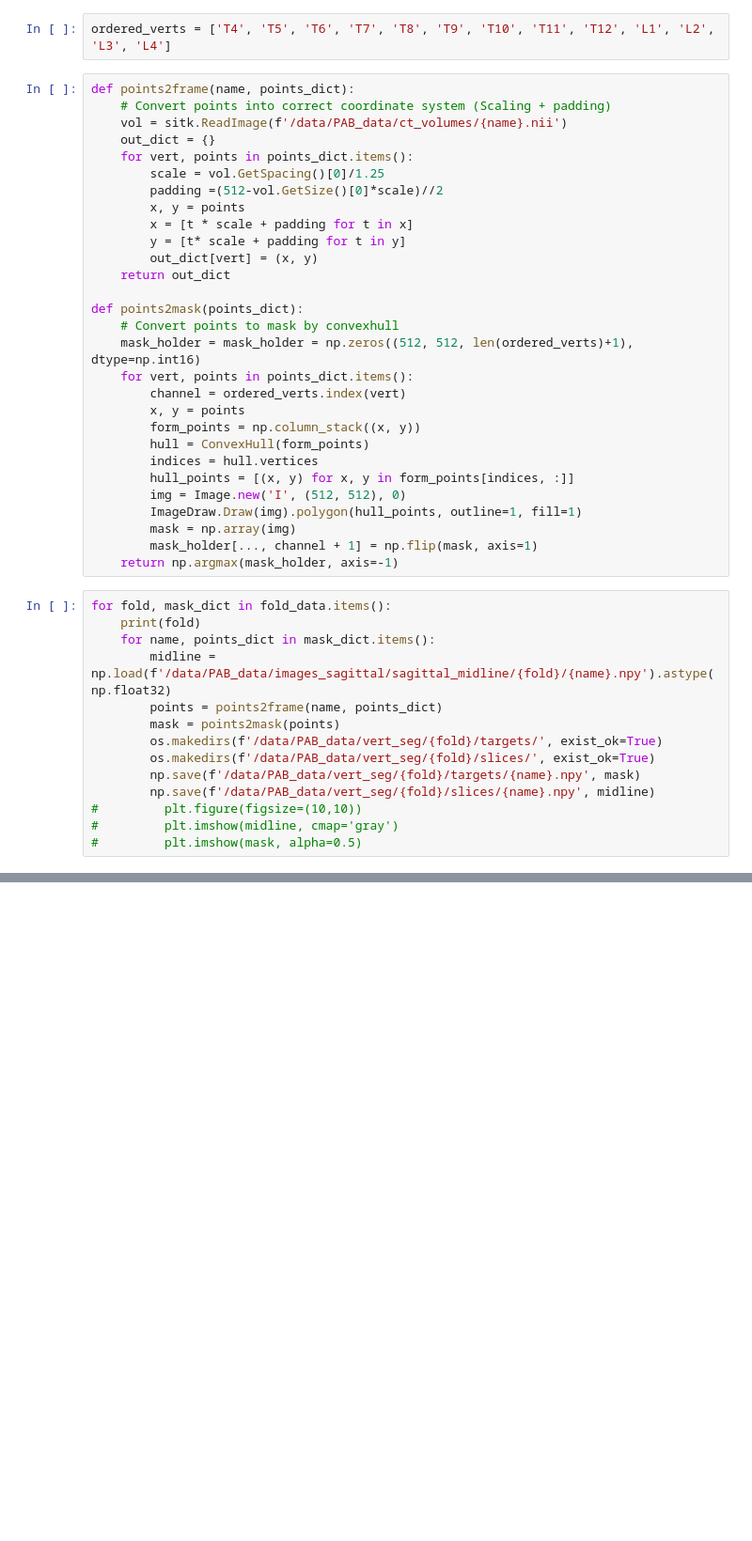
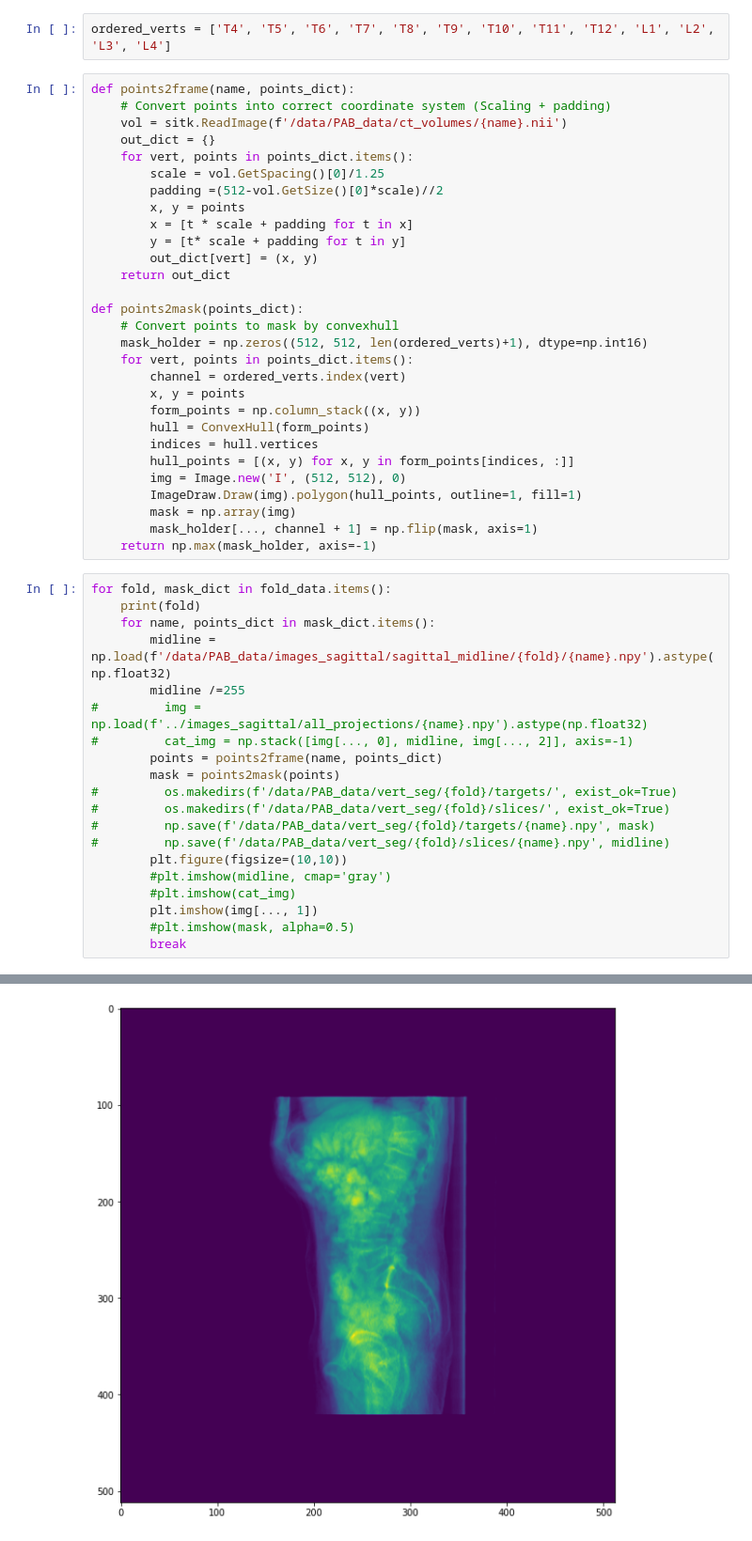
Before and after one commit to DMcSweeney/coronal_sagittal_cnn, a Jupyter notebook: notebooks/prepare_sagittal.ipynb, the cells around one changed output, grey strips where cells are left out. Shown: that part at 94% size. Cells and saved outputs as stored; diff of their text form; blank space fills up the shorter version.

```diff
--- a/notebooks/prepare_sagittal.ipynb
+++ b/notebooks/prepare_sagittal.ipynb
@@ -138,7 +138,7 @@ def points2frame(name, points_dict):
 
 def points2mask(points_dict):
     # Convert points to mask by convexhull
-    mask_holder = mask_holder = np.zeros((512, 512, len(ordered_verts)+1), dtype=np.int16)
+    mask_holder = np.zeros((512, 512, len(ordered_verts)+1), dtype=np.int16)
     for vert, points in points_dict.items():
         channel = ordered_verts.index(vert)
         x, y = points
@@ -150,23 +150,30 @@ def points2mask(points_dict):
         ImageDraw.Draw(img).polygon(hull_points, outline=1, fill=1)
         mask = np.array(img)
         mask_holder[..., channel + 1] = np.flip(mask, axis=1)
-    return np.argmax(mask_holder, axis=-1)
+    return np.max(mask_holder, axis=-1)
 # %%
 for fold, mask_dict in fold_data.items():
     print(fold)
     for name, points_dict in mask_dict.items():
         midline = np.load(f'/data/PAB_data/images_sagittal/sagittal_midline/{fold}/{name}.npy').astype(np.float32)
+        midline /=255
+#         img = np.load(f'../images_sagittal/all_projections/{name}.npy').astype(np.float32)
+#         cat_img = np.stack([img[..., 0], midline, img[..., 2]], axis=-1)
         points = points2frame(name, points_dict)
         mask = points2mask(points)
-        os.makedirs(f'/data/PAB_data/vert_seg/{fold}/targets/', exist_ok=True)
-        os.makedirs(f'/data/PAB_data/vert_seg/{fold}/slices/', exist_ok=True)
-        np.save(f'/data/PAB_data/vert_seg/{fold}/targets/{name}.npy', mask)
-        np.save(f'/data/PAB_data/vert_seg/{fold}/slices/{name}.npy', midline)
-#         plt.figure(figsize=(10,10))
-#         plt.imshow(midline, cmap='gray')
-#         plt.imshow(mask, alpha=0.5)
+#         os.makedirs(f'/data/PAB_data/vert_seg/{fold}/targets/', exist_ok=True)
+#         os.makedirs(f'/data/PAB_data/vert_seg/{fold}/slices/', exist_ok=True)
+#         np.save(f'/data/PAB_data/vert_seg/{fold}/targets/{name}.npy', mask)
+#         np.save(f'/data/PAB_data/vert_seg/{fold}/slices/{name}.npy', midline)
+        plt.figure(figsize=(10,10))
+        #plt.imshow(midline, cmap='gray')
+        #plt.imshow(cat_img)
+        plt.imshow(img[..., 1])
+        #plt.imshow(mask, alpha=0.5)
+        break
 # %% [output]
 q2
 q4
 q1
 q3
+[figure, added]
```
Also changed, not shown: parts of 4 cells of this notebook, 13 other files.
